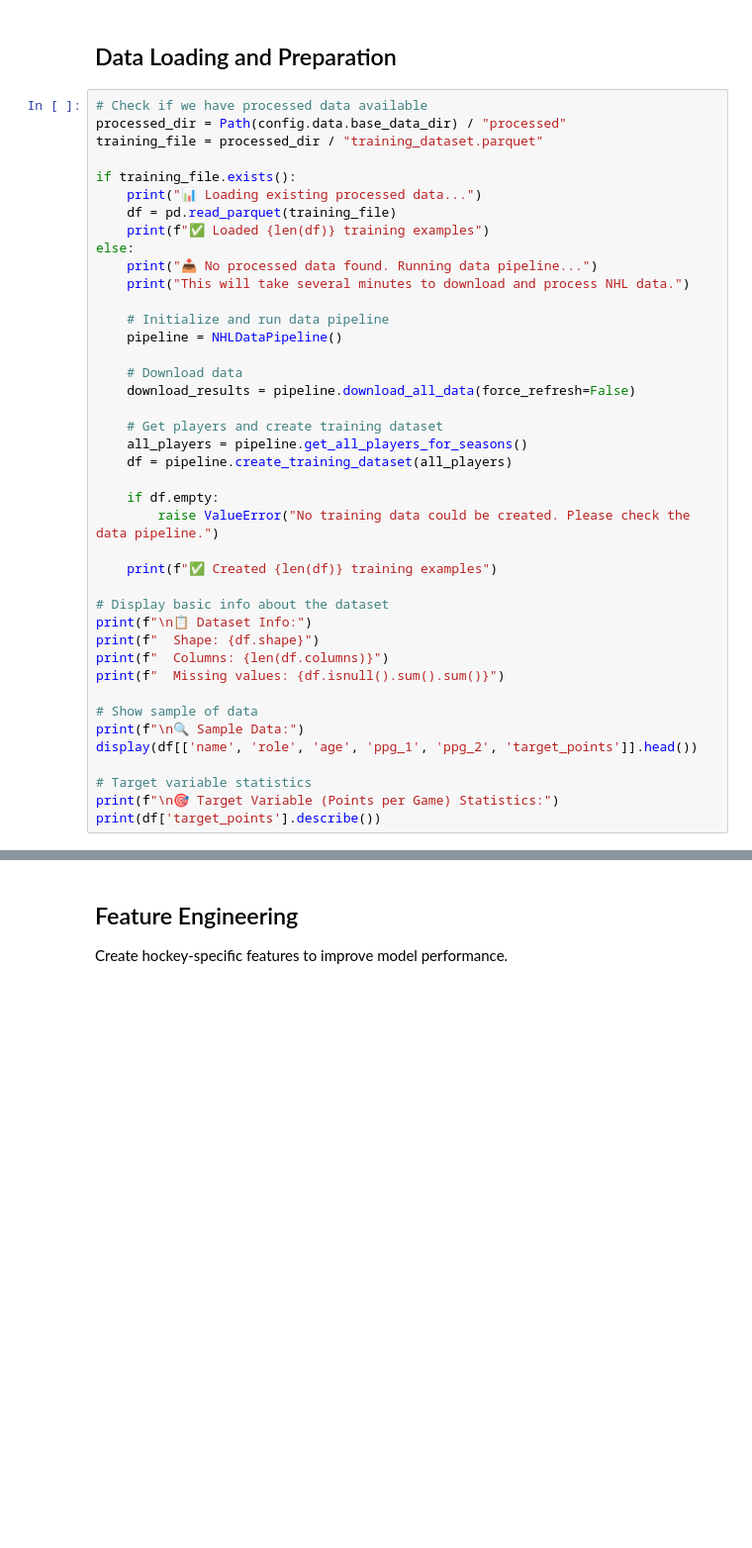
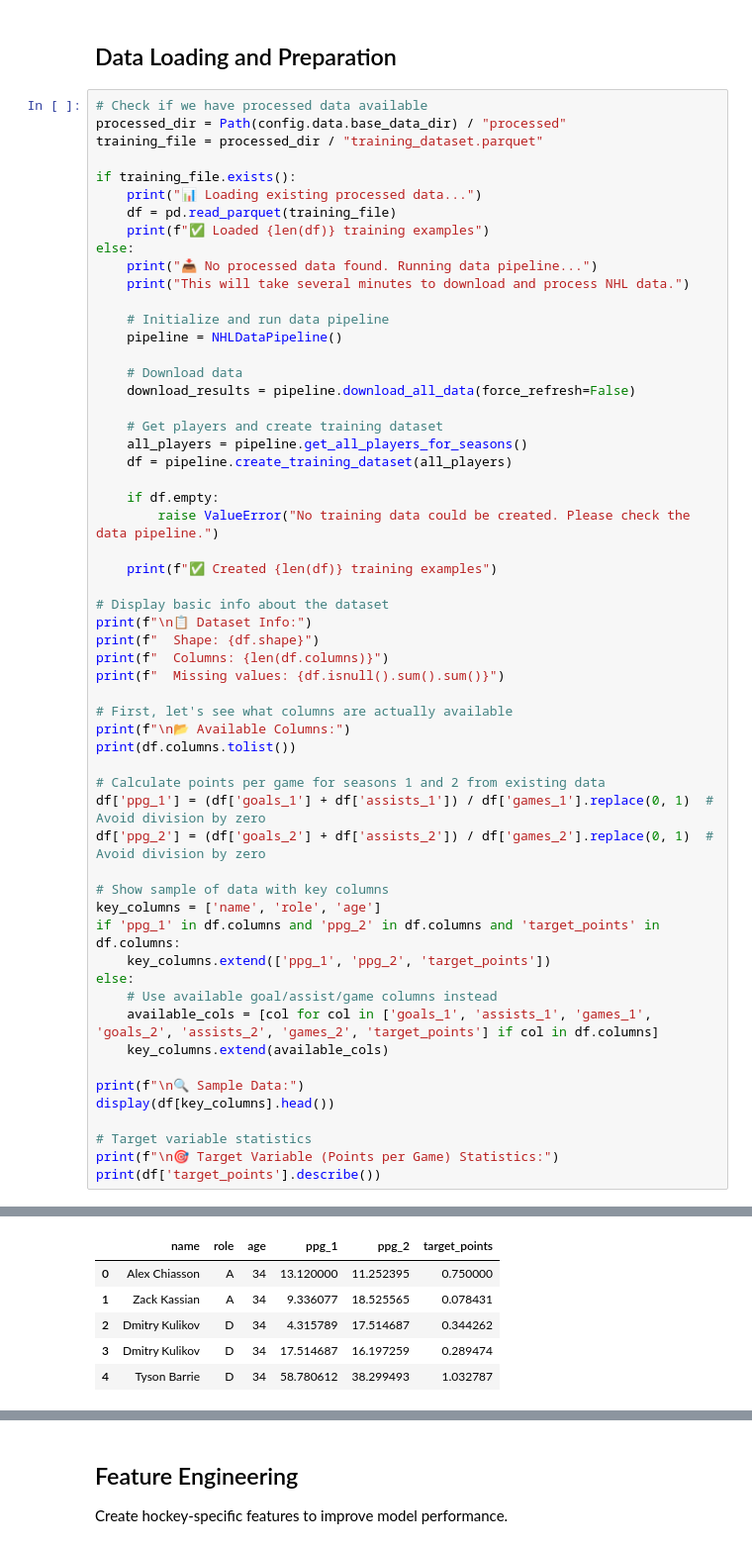
Before and after one commit to Guigui031/Machine-Learning-for-the-Best-NHL-Pool, a Jupyter notebook: NHL_ML_Models_Complete.ipynb, the cells around one changed output, grey strips where cells are left out. Shown at 99% size. Drawn from its saved outputs; the diff is of its cells as text; blank space fills up the shorter version.

```diff
--- a/NHL_ML_Models_Complete.ipynb
+++ b/NHL_ML_Models_Complete.ipynb
@@ -83,10 +150,27 @@ print(f"  Shape: {df.shape}")
 print(f"  Columns: {len(df.columns)}")
 print(f"  Missing values: {df.isnull().sum().sum()}")
 
-# Show sample of data
+# First, let's see what columns are actually available
+print(f"\n📂 Available Columns:")
+print(df.columns.tolist())
+
+# Calculate points per game for seasons 1 and 2 from existing data
+df['ppg_1'] = (df['goals_1'] + df['assists_1']) / df['games_1'].replace(0, 1)  # Avoid division by zero
+df['ppg_2'] = (df['goals_2'] + df['assists_2']) / df['games_2'].replace(0, 1)  # Avoid division by zero
+
+# Show sample of data with key columns
+key_columns = ['name', 'role', 'age']
+if 'ppg_1' in df.columns and 'ppg_2' in df.columns and 'target_points' in df.columns:
+    key_columns.extend(['ppg_1', 'ppg_2', 'target_points'])
+else:
+    # Use available goal/assist/game columns instead
+    available_cols = [col for col in ['goals_1', 'assists_1', 'games_1', 'goals_2', 'assists_2', 'games_2', 'target_points'] if col in df.columns]
+    key_columns.extend(available_cols)
+
 print(f"\n🔍 Sample Data:")
-display(df[['name', 'role', 'age', 'ppg_1', 'ppg_2', 'target_points']].head())
+display(df[key_columns].head())
 
 # Target variable statistics
 print(f"\n🎯 Target Variable (Points per Game) Statistics:")
 print(df['target_points'].describe())
+# %% [output]
@@ -92,0 +189,6 @@ print(df['target_points'].describe())
+|  | name | role | age | ppg_1 | ppg_2 | target_points |
+| 0 | Alex Chiasson | A | 34 | 13.120000 | 11.252395 | 0.750000 |
+| 1 | Zack Kassian | A | 34 | 9.336077 | 18.525565 | 0.078431 |
+| 2 | Dmitry Kulikov | D | 34 | 4.315789 | 17.514687 | 0.344262 |
+| 3 | Dmitry Kulikov | D | 34 | 17.514687 | 16.197259 | 0.289474 |
+| 4 | Tyson Barrie | D | 34 | 58.780612 | 38.299493 | 1.032787 |
```
Also changed, not shown: parts of 25 cells of this notebook, 20 other files.
